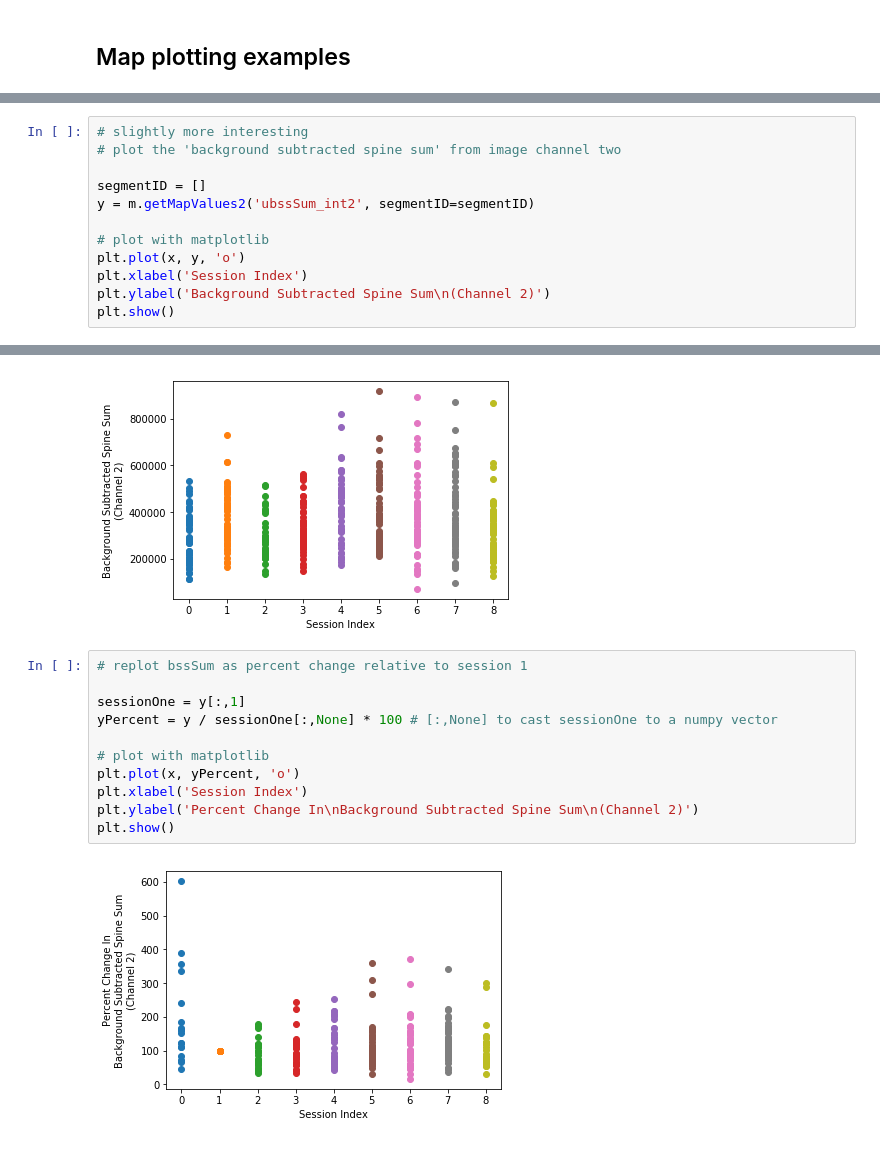
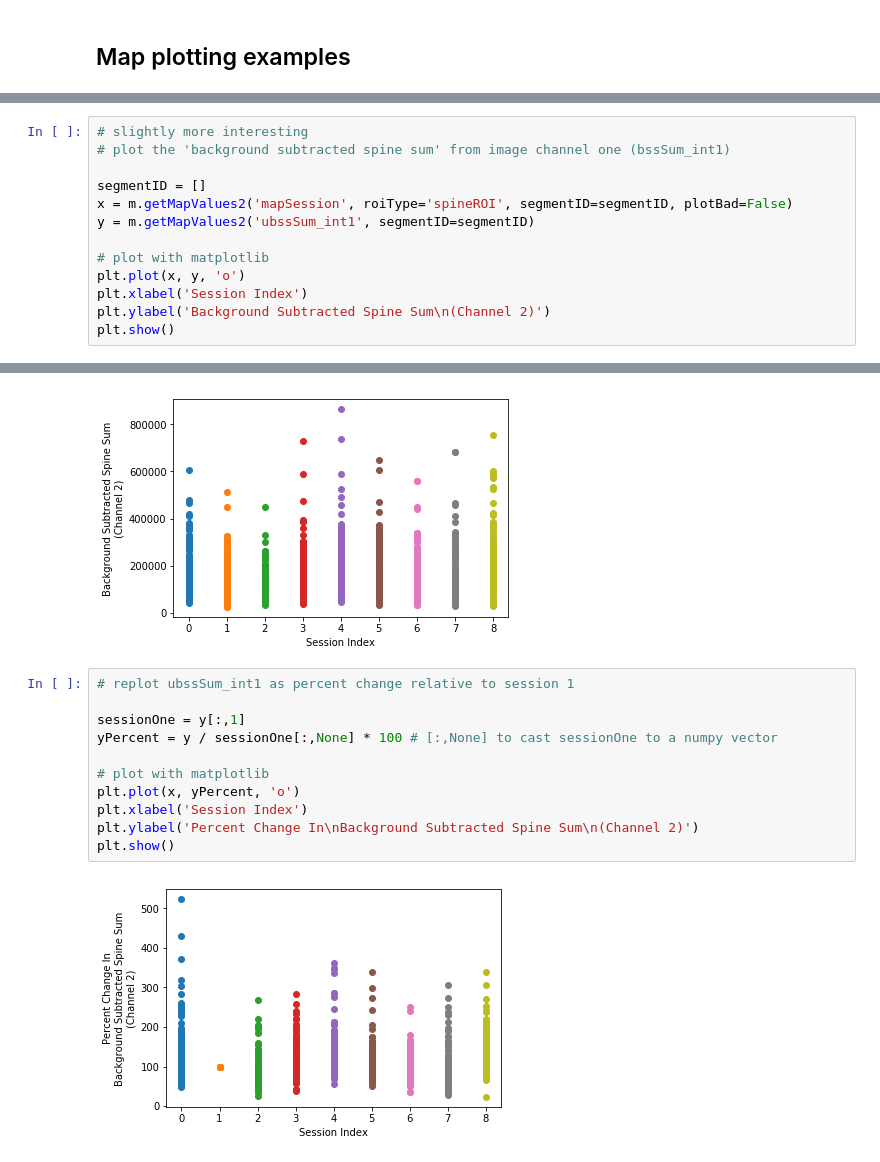
Before and after one commit to cudmore/PyMapManager, a Jupyter notebook: PyMapManager/examples/map.ipynb, the cells around one changed output, grey strips where cells are left out. Drawn from its saved outputs; the diff is of its cells as text.

```diff
--- a/PyMapManager/examples/map.ipynb
+++ b/PyMapManager/examples/map.ipynb
@@ -31,10 +32,11 @@ plt.show()
 [figure]
 # %%
 # slightly more interesting
-# plot the 'background subtracted spine sum' from image channel two
+# plot the 'background subtracted spine sum' from image channel one (bssSum_int1)
 
 segmentID = []
-y = m.getMapValues2('ubssSum_int2', segmentID=segmentID)
+x = m.getMapValues2('mapSession', roiType='spineROI', segmentID=segmentID, plotBad=False)
+y = m.getMapValues2('ubssSum_int1', segmentID=segmentID)
 
 # plot with matplotlib
 plt.plot(x, y, 'o')
@@ -45,6 +49,6 @@ plt.show()
-[figure, old version]
+[figure, new version]
 # %%
-# replot bssSum as percent change relative to session 1
+# replot ubssSum_int1 as percent change relative to session 1
 
 sessionOne = y[:,1]
 yPercent = y / sessionOne[:,None] * 100 # [:,None] to cast sessionOne to a numpy vector
@@ -55,4 +59,4 @@ plt.xlabel('Session Index')
 plt.ylabel('Percent Change In\nBackground Subtracted Spine Sum\n(Channel 2)')
 plt.show()
 # %% [output]
-[figure, old version]
+[figure, new version]
```
Also changed, not shown: parts of 3 cells of this notebook, 4 other files.
